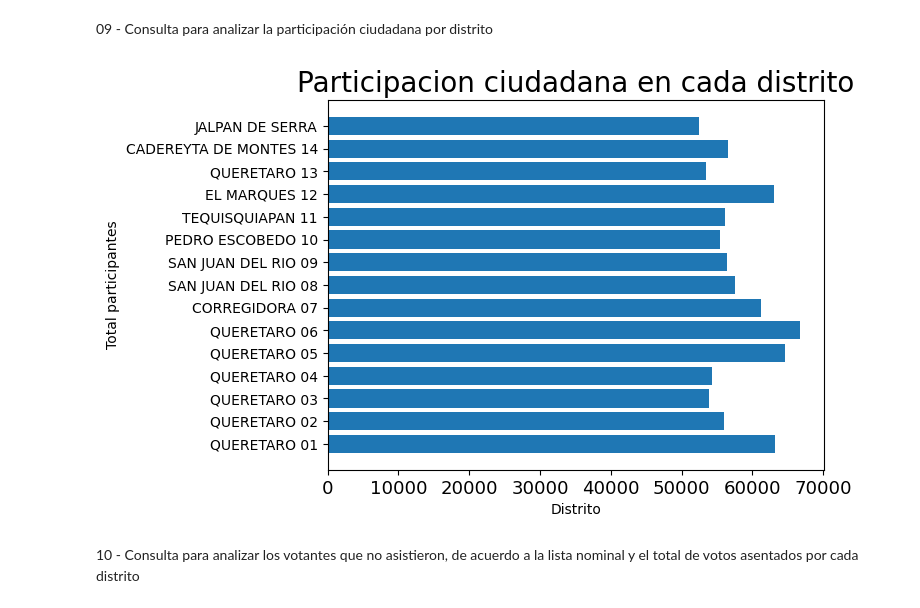
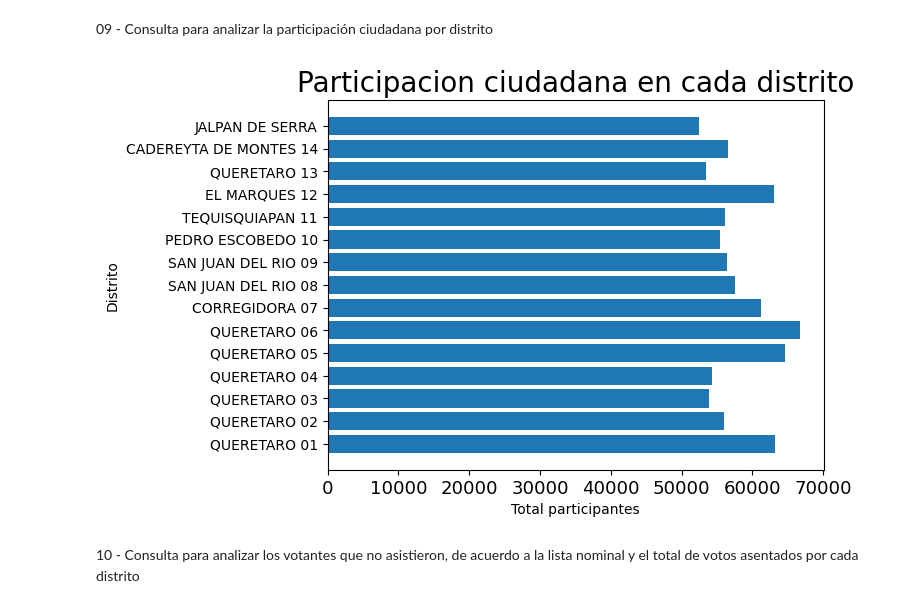
Before and after one commit to Sarahi-Briones/ProyectoMineria, a Jupyter notebook: analisis.ipynb, the cells around one changed output. Cells and saved outputs as stored; diff of their text form; code cells hidden in the pictures.

```diff
--- a/analisis.ipynb
+++ b/analisis.ipynb
@@ -317,20 +332,20 @@ plt.show()
 # %%
 total_participacion=[]
 for i in distritos_distintos:
     total_participacion.append(participacion_por_distrito(df,i))
 
 fig,ax = plt.subplots()
 ax.barh(distritos_distintos,total_participacion)
 plt.title('Participacion ciudadana en cada distrito')
-plt.xlabel('Distrito')
-plt.ylabel('Total participantes')
+plt.xlabel('Total participantes')
+plt.ylabel('Distrito')
 plt.rc('ytick', labelsize=10)
 plt.rc('xtick', labelsize= 13)
 plt.rc('font', size=10)
 plt.rc('axes', titlesize=20)
 plt.show()
 # %% [output]
-[figure, old version]
+[figure, new version]
 # %% [markdown]
 10 - Consulta para analizar los votantes que no asistieron, de acuerdo a la lista nominal y el total de votos asentados por cada distrito
 # %%
```
Also changed, not shown: parts of 13 cells of this notebook.
